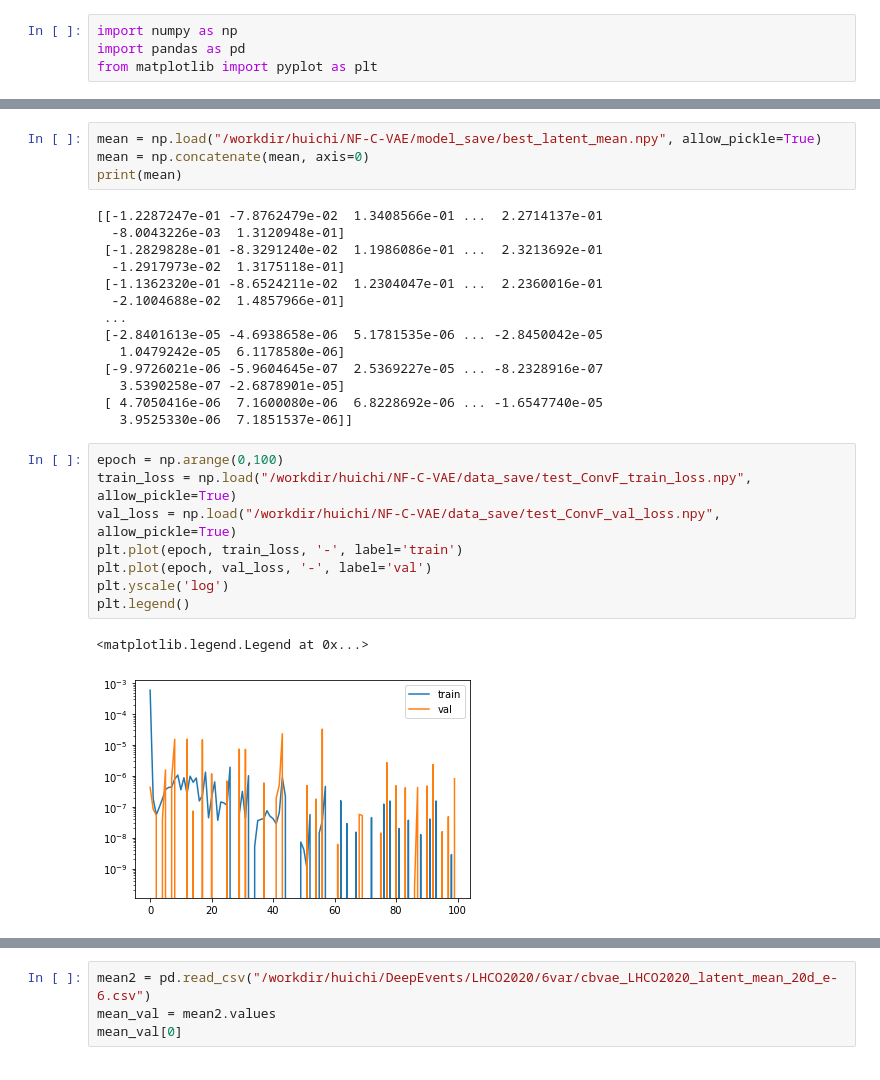
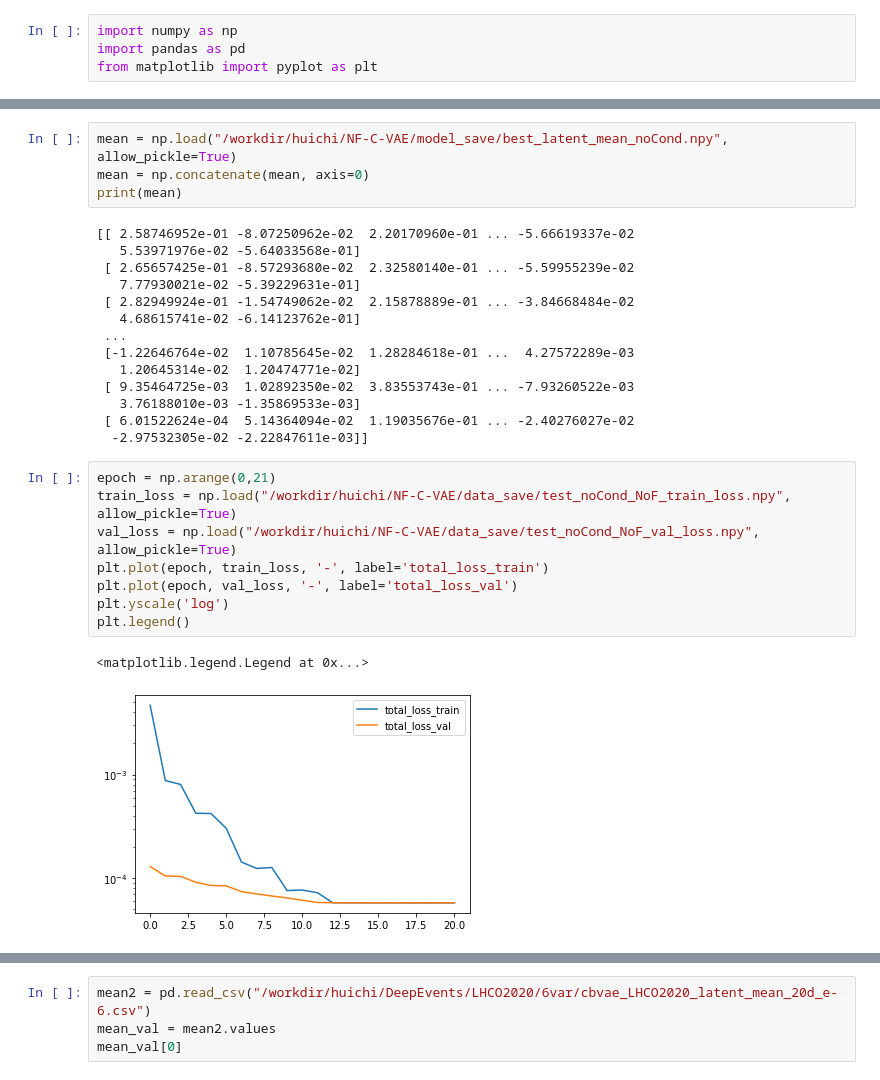
Before and after one commit to Hui-Chi/NF-C-VAE, a Jupyter notebook: checkOutput.ipynb, the cells around one changed output, grey strips where cells are left out. Cells and saved outputs as stored; diff of their text form.

```diff
--- a/checkOutput.ipynb
+++ b/checkOutput.ipynb
@@ -18,29 +18,29 @@ plt.show()
 # %%
-mean = np.load("/workdir/huichi/NF-C-VAE/model_save/best_latent_mean.npy", allow_pickle=True)
+mean = np.load("/workdir/huichi/NF-C-VAE/model_save/best_latent_mean_noCond.npy", allow_pickle=True)
 mean = np.concatenate(mean, axis=0)
 print(mean)
 # %% [output]
-[[-1.2287247e-01 -7.8762479e-02  1.3408566e-01 ...  2.2714137e-01
-  -8.0043226e-03  1.3120948e-01]
- [-1.2829828e-01 -8.3291240e-02  1.1986086e-01 ...  2.3213692e-01
-  -1.2917973e-02  1.3175118e-01]
- [-1.1362320e-01 -8.6524211e-02  1.2304047e-01 ...  2.2360016e-01
-  -2.1004688e-02  1.4857966e-01]
+[[ 2.58746952e-01 -8.07250962e-02  2.20170960e-01 ... -5.66619337e-02
+   5.53971976e-02 -5.64033568e-01]
+ [ 2.65657425e-01 -8.57293680e-02  2.32580140e-01 ... -5.59955239e-02
+   7.77930021e-02 -5.39229631e-01]
+ [ 2.82949924e-01 -1.54749062e-02  2.15878889e-01 ... -3.84668484e-02
+   4.68615741e-02 -6.14123762e-01]
  ...
- [-2.8401613e-05 -4.6938658e-06  5.1781535e-06 ... -2.8450042e-05
-   1.0479242e-05  6.1178580e-06]
- [-9.9726021e-06 -5.9604645e-07  2.5369227e-05 ... -8.2328916e-07
-   3.5390258e-07 -2.6878901e-05]
- [ 4.7050416e-06  7.1600080e-06  6.8228692e-06 ... -1.6547740e-05
-   3.9525330e-06  7.1851537e-06]]
+ [-1.22646764e-02  1.10785645e-02  1.28284618e-01 ...  4.27572289e-03
+   1.20645314e-02  1.20474771e-02]
+ [ 9.35464725e-03  1.02892350e-02  3.83553743e-01 ... -7.93260522e-03
+   3.76188010e-03 -1.35869533e-03]
+ [ 6.01522624e-04  5.14364094e-02  1.19035676e-01 ... -2.40276027e-02
+  -2.97532305e-02 -2.22847611e-03]]
 # %%
-epoch = np.arange(0,100)
-train_loss = np.load("/workdir/huichi/NF-C-VAE/data_save/test_ConvF_train_loss.npy", allow_pickle=True)
-val_loss = np.load("/workdir/huichi/NF-C-VAE/data_save/test_ConvF_val_loss.npy", allow_pickle=True)
-plt.plot(epoch, train_loss, '-', label='train')
-plt.plot(epoch, val_loss, '-', label='val')
+epoch = np.arange(0,21)
+train_loss = np.load("/workdir/huichi/NF-C-VAE/data_save/test_noCond_NoF_train_loss.npy", allow_pickle=True)
+val_loss = np.load("/workdir/huichi/NF-C-VAE/data_save/test_noCond_NoF_val_loss.npy", allow_pickle=True)
+plt.plot(epoch, train_loss, '-', label='total_loss_train')
+plt.plot(epoch, val_loss, '-', label='total_loss_val')
 plt.yscale('log')
 plt.legend()
 # %% [output]
 <matplotlib.legend.Legend at 0x...>
-[figure, old version]
+[figure, new version]
```
Also changed, not shown: parts of 3 cells of this notebook, 13 other files.
